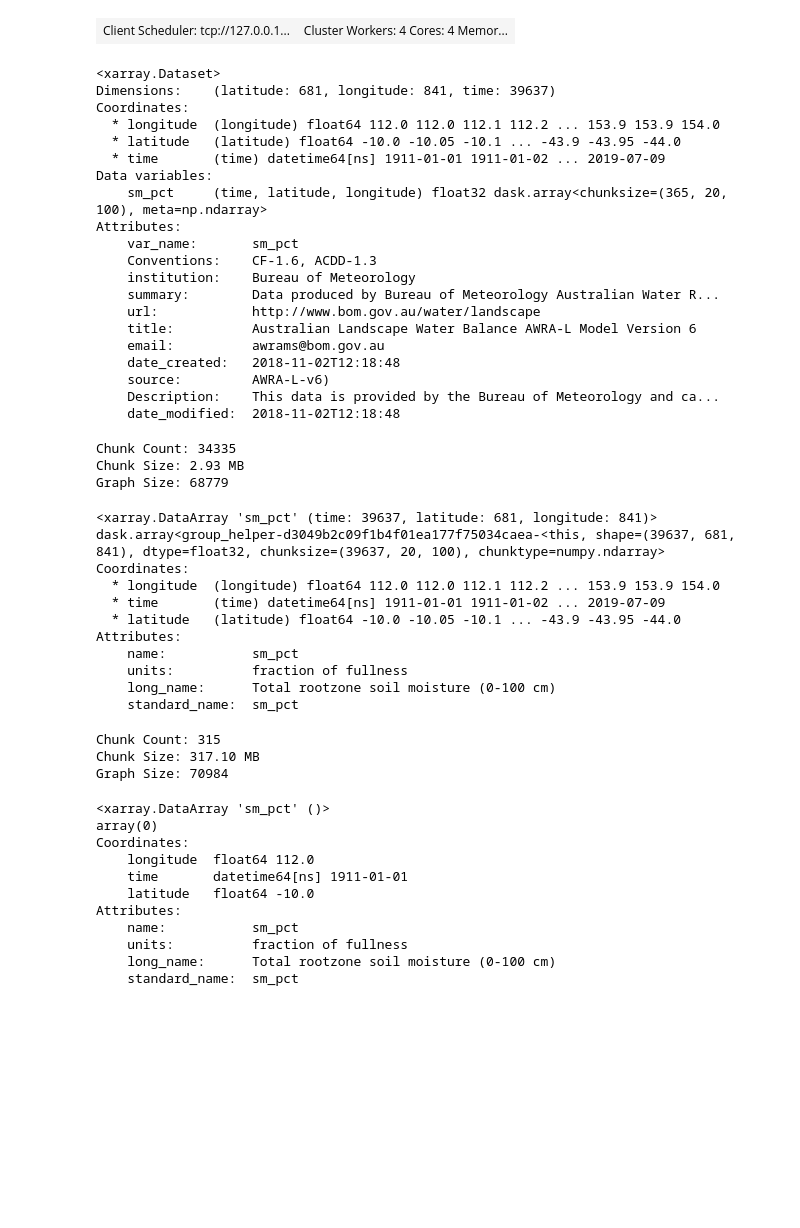
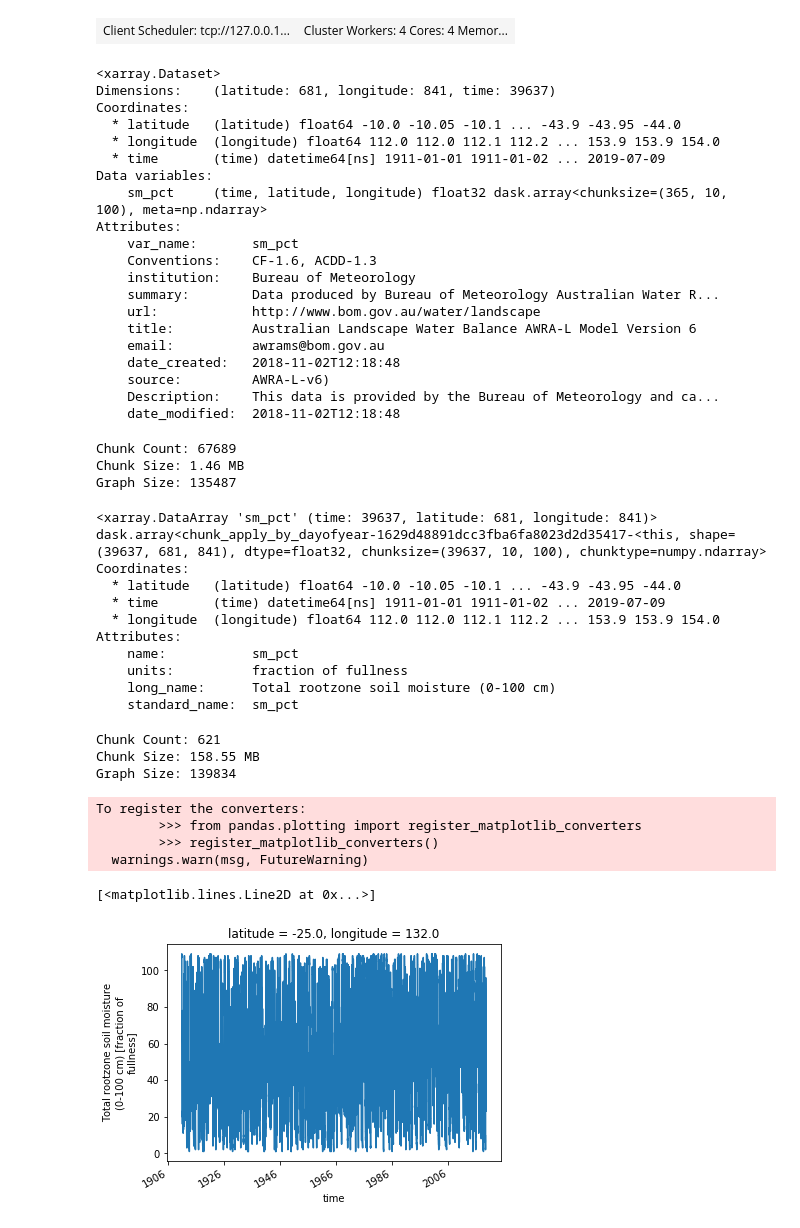
Before and after one commit to ScottWales/climtas, a Jupyter notebook: notebooks/ranking.ipynb, the cells around one changed output. Drawn from its saved outputs; the diff is of its cells as text; code cells hidden in the pictures; blank space fills up the shorter version.

```diff
--- a/notebooks/ranking.ipynb
+++ b/notebooks/ranking.ipynb
@@ -30,17 +31,17 @@ c
 ds = xarray.open_mfdataset(sorted(glob.glob('/g/data/w35/dh4185/data/AWAP/awra_sm_pct/sm_pct_*.nc')),
                            combine='nested',
                            concat_dim='time',
-                           chunks={'latitude':20, 'longitude': 100})
+                           chunks={'latitude':10, 'longitude': 100})
 ds
 # %% [output]
 <xarray.Dataset>
 Dimensions:    (latitude: 681, longitude: 841, time: 39637)
 Coordinates:
+  * latitude   (latitude) float64 -10.0 -10.05 -10.1 ... -43.9 -43.95 -44.0
   * longitude  (longitude) float64 112.0 112.0 112.1 112.2 ... 153.9 153.9 154.0
-  * latitude   (latitude) float64 -10.0 -10.05 -10.1 ... -43.9 -43.95 -44.0
   * time       (time) datetime64[ns] 1911-01-01 1911-01-02 ... 2019-07-09
 Data variables:
-    sm_pct     (time, latitude, longitude) float32 dask.array<chunksize=(365, 20, 100), meta=np.ndarray>
+    sm_pct     (time, latitude, longitude) float32 dask.array<chunksize=(365, 10, 100), meta=np.ndarray>
 Attributes:
     var_name:       sm_pct
     Conventions:    CF-1.6, ACDD-1.3
@@ -56,19 +57,19 @@ Attributes:
 # %%
 climtas.helpers.dask_report(ds.sm_pct)
 # %% [output]
-Chunk Count: 34335
-Chunk Size: 2.93 MB
-Graph Size: 68779
+Chunk Count: 67689
+Chunk Size: 1.46 MB
+Graph Size: 135487
 # %%
 r = climtas.rank.rank_by_dayofyear(ds.sm_pct)
 r
 # %% [output]
 <xarray.DataArray 'sm_pct' (time: 39637, latitude: 681, longitude: 841)>
-dask.array<group_helper-d3049b2c09f1b4f01ea177f75034caea-<this, shape=(39637, 681, 841), dtype=float32, chunksize=(39637, 20, 100), chunktype=numpy.ndarray>
+dask.array<chunk_apply_by_dayofyear-1629d48891dcc3fba6fa8023d2d35417-<this, shape=(39637, 681, 841), dtype=float32, chunksize=(39637, 10, 100), chunktype=numpy.ndarray>
 Coordinates:
+  * latitude   (latitude) float64 -10.0 -10.05 -10.1 ... -43.9 -43.95 -44.0
+  * time       (time) datetime64[ns] 1911-01-01 1911-01-02 ... 2019-07-09
   * longitude  (longitude) float64 112.0 112.0 112.1 112.2 ... 153.9 153.9 154.0
-  * time       (time) datetime64[ns] 1911-01-01 1911-01-02 ... 2019-07-09
-  * latitude   (latitude) float64 -10.0 -10.05 -10.1 ... -43.9 -43.95 -44.0
 Attributes:
     name:           sm_pct
     units:          fraction of fullness
@@ -77,21 +78,16 @@ Attributes:
 # %%
 climtas.helpers.dask_report(r)
 # %% [output]
-Chunk Count: 315
-Chunk Size: 317.10 MB
-Graph Size: 70984
+Chunk Count: 621
+Chunk Size: 158.55 MB
+Graph Size: 139834
-# %%
-r[0,0,0].load()
-# %% [output]
-<xarray.DataArray 'sm_pct' ()>
-array(0)
-Coordinates:
-    longitude  float64 112.0
-    time       datetime64[ns] 1911-01-01
-    latitude   float64 -10.0
-Attributes:
-    name:           sm_pct
-    units:          fraction of fullness
-    long_name:      Total rootzone soil moisture (0-100 cm)
-    standard_name:  sm_pct
+# %%
+r[:,300,400].plot()
+# %% [output]
+To register the converters:
+        >>> from pandas.plotting import register_matplotlib_converters
+        >>> register_matplotlib_converters()
+  warnings.warn(msg, FutureWarning)
+[<matplotlib.lines.Line2D at 0x...>]
+[figure, added]
 # %%
```
Also changed, not shown: parts of 5 cells of this notebook, 4 other files.
